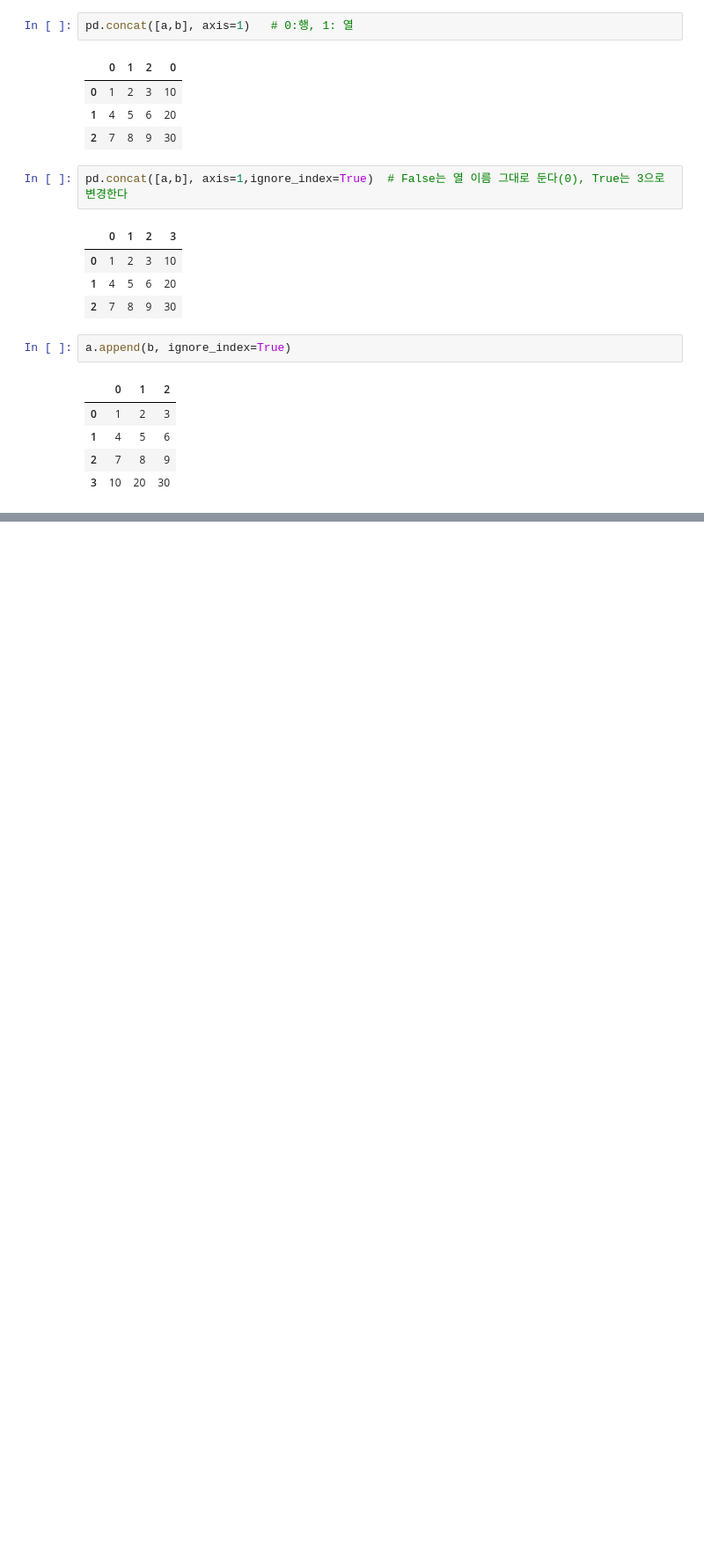
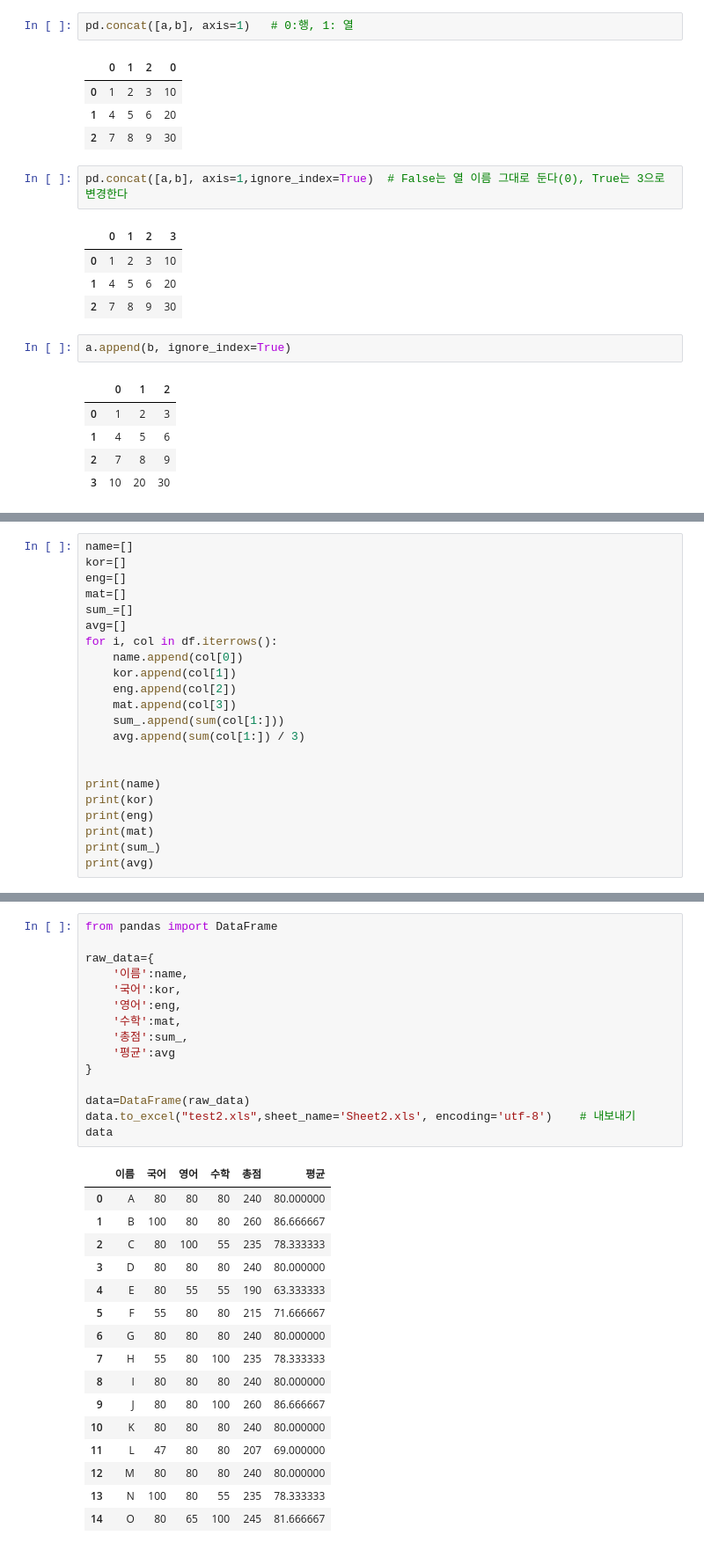
Before and after one commit to Kimdonghyeon7645/Python-Data-Analysis, a Jupyter notebook: step03_pandas.ipynb, the cells around one changed output, grey strips where cells are left out. Shown at 88% size. Saved outputs shown, nothing was run; the diff lists cells and outputs as text; blank space fills up the shorter version.

Commit message:
docs : update step03_pandas.ipynb

```diff
--- a/step03_pandas.ipynb
+++ b/step03_pandas.ipynb
@@ -567,0 +605,22 @@ a.append(b, ignore_index=True)
+# %%
+name=[]
+kor=[]
+eng=[]
+mat=[]
+sum_=[]
+avg=[]
+for i, col in df.iterrows():
+    name.append(col[0])
+    kor.append(col[1])
+    eng.append(col[2])
+    mat.append(col[3])
+    sum_.append(sum(col[1:]))
+    avg.append(sum(col[1:]) / 3)
+
+
+print(name)
+print(kor)
+print(eng)
+print(mat)
+print(sum_)
+print(avg)
@@ -567,0 +634,32 @@ a.append(b, ignore_index=True)
+# %%
+from pandas import DataFrame
+
+raw_data={
+    '이름':name,
+    '국어':kor,
+    '영어':eng,
+    '수학':mat,
+    '총점':sum_,
+    '평균':avg
+}
+
+data=DataFrame(raw_data)
+data.to_excel("test2.xls",sheet_name='Sheet2.xls', encoding='utf-8')    # 내보내기
+data
+# %% [output]
+|  | 이름 | 국어 | 영어 | 수학 | 총점 | 평균 |
+| 0 | A | 80 | 80 | 80 | 240 | 80.000000 |
+| 1 | B | 100 | 80 | 80 | 260 | 86.666667 |
+| 2 | C | 80 | 100 | 55 | 235 | 78.333333 |
+| 3 | D | 80 | 80 | 80 | 240 | 80.000000 |
+| 4 | E | 80 | 55 | 55 | 190 | 63.333333 |
+| 5 | F | 55 | 80 | 80 | 215 | 71.666667 |
+| 6 | G | 80 | 80 | 80 | 240 | 80.000000 |
+| 7 | H | 55 | 80 | 100 | 235 | 78.333333 |
+| 8 | I | 80 | 80 | 80 | 240 | 80.000000 |
+| 9 | J | 80 | 80 | 100 | 260 | 86.666667 |
+| 10 | K | 80 | 80 | 80 | 240 | 80.000000 |
+| 11 | L | 47 | 80 | 80 | 207 | 69.000000 |
+| 12 | M | 80 | 80 | 80 | 240 | 80.000000 |
+| 13 | N | 100 | 80 | 55 | 235 | 78.333333 |
+| 14 | O | 80 | 65 | 100 | 245 | 81.666667 |
```
Also changed, not shown: parts of 4 cells of this notebook, 2 other files.
